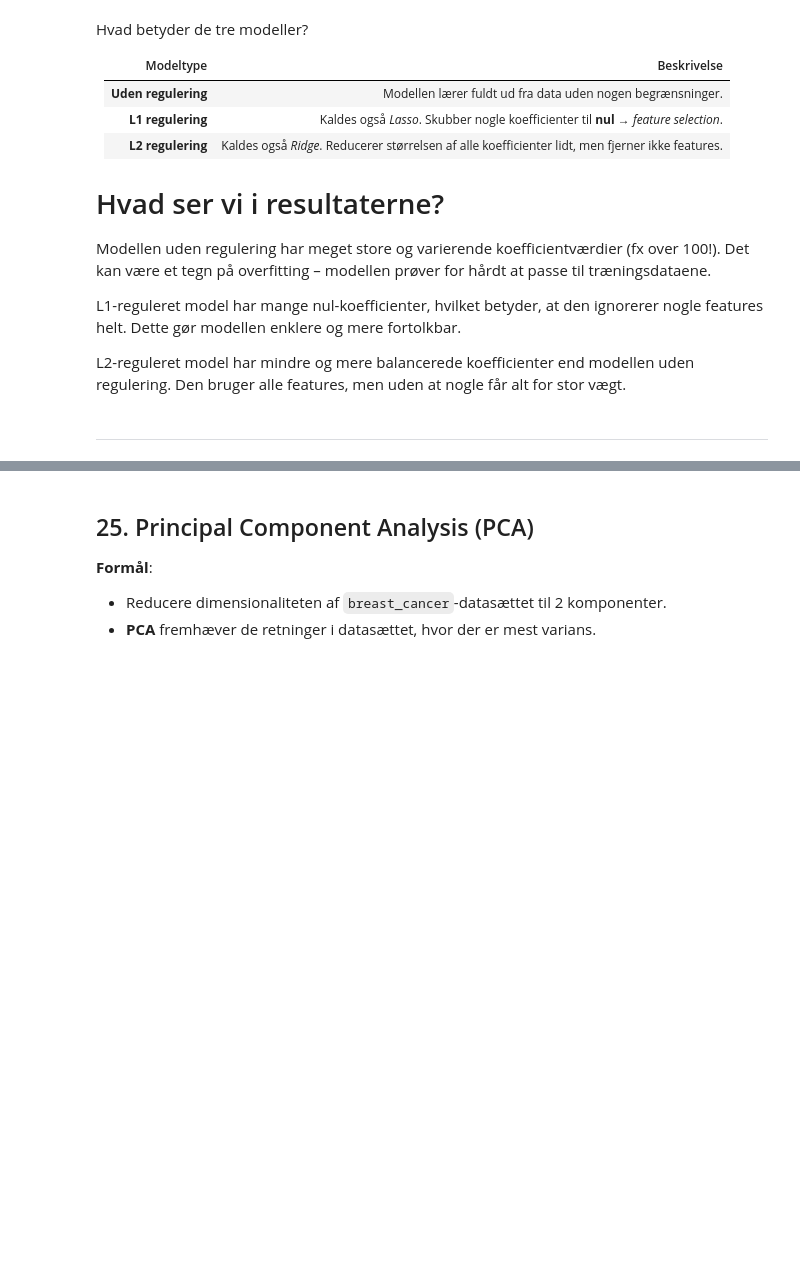
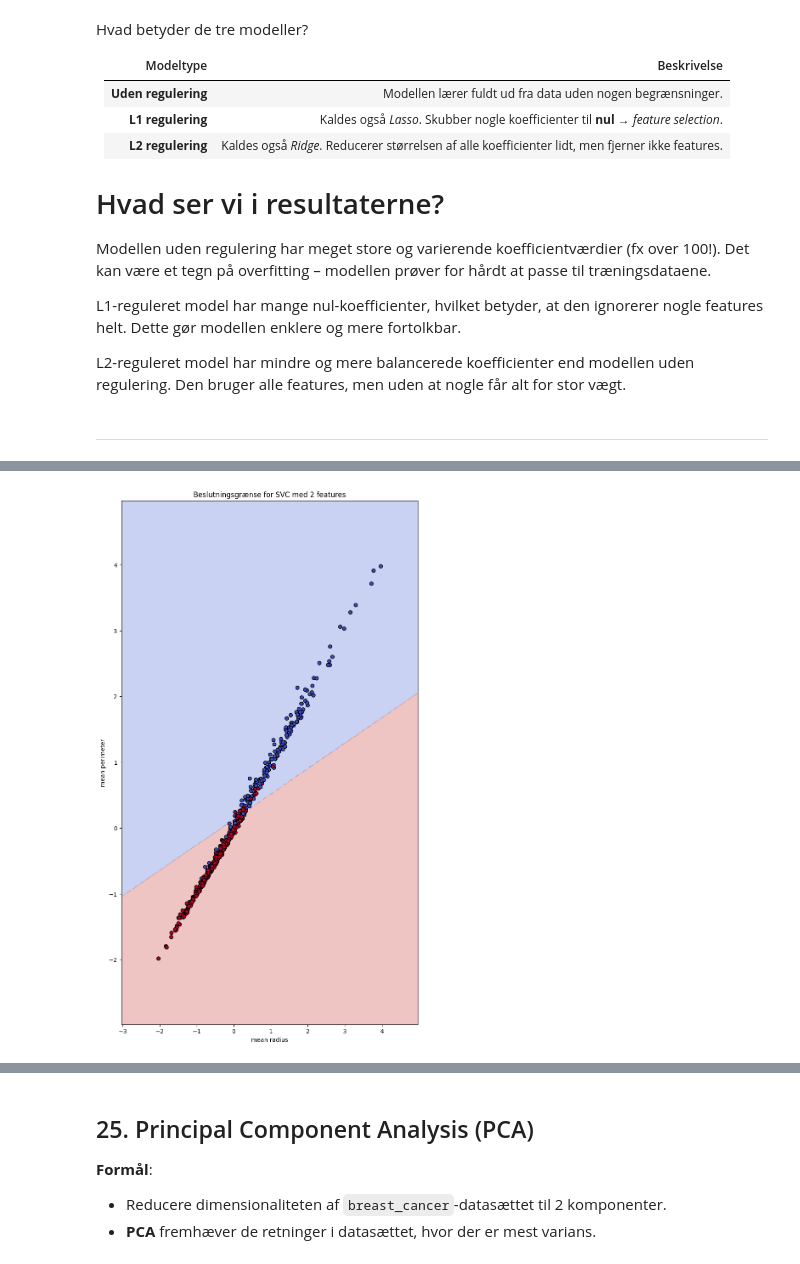
Before and after one commit to Noural07/PetFinderProjekt, a Jupyter notebook: explorer.ipynb, the cells around one changed output, grey strips where cells are left out. Cells and saved outputs as stored; diff of their text form; code cells hidden in the pictures; blank space fills up the shorter version.

```diff
--- a/explorer.ipynb
+++ b/explorer.ipynb
@@ -687,0 +730,33 @@ plt.show()
+# %%
+import numpy as np
+import matplotlib.pyplot as plt
+from sklearn.svm import SVC
+
+# Vælg to features (fx index 0 og 2)
+X_2d = X_scaled[:, [0, 2]]
+y_2d = y
+
+# Træn SVC med lineær kerne
+svc_2d = SVC(kernel='linear')
+svc_2d.fit(X_2d, y_2d)
+
+# Opret meshgrid til baggrundsfarve
+x_min, x_max = X_2d[:, 0].min() - 1, X_2d[:, 0].max() + 1
+y_min, y_max = X_2d[:, 1].min() - 1, X_2d[:, 1].max() + 1
+xx, yy = np.meshgrid(np.linspace(x_min, x_max, 500),
+                     np.linspace(y_min, y_max, 500))
+
+# Predict for alle punkter i meshgrid
+Z = svc_2d.predict(np.c_[xx.ravel(), yy.ravel()])
+Z = Z.reshape(xx.shape)
+
+# Plot beslutningsgrænsen
+plt.figure(figsize=(9, 16))  # 9:16 aspect ratio
+plt.contourf(xx, yy, Z, alpha=0.3, cmap=plt.cm.coolwarm)
+plt.scatter(X_2d[:, 0], X_2d[:, 1], c=y_2d, cmap=plt.cm.coolwarm, edgecolors='k')
+plt.xlabel(data.feature_names[0])
+plt.ylabel(data.feature_names[2])
+plt.title("Beslutningsgrænse for SVC med 2 features")
+plt.show()
+# %% [output]
+[figure, added]
```
Also changed, not shown: parts of 32 cells of this notebook.
